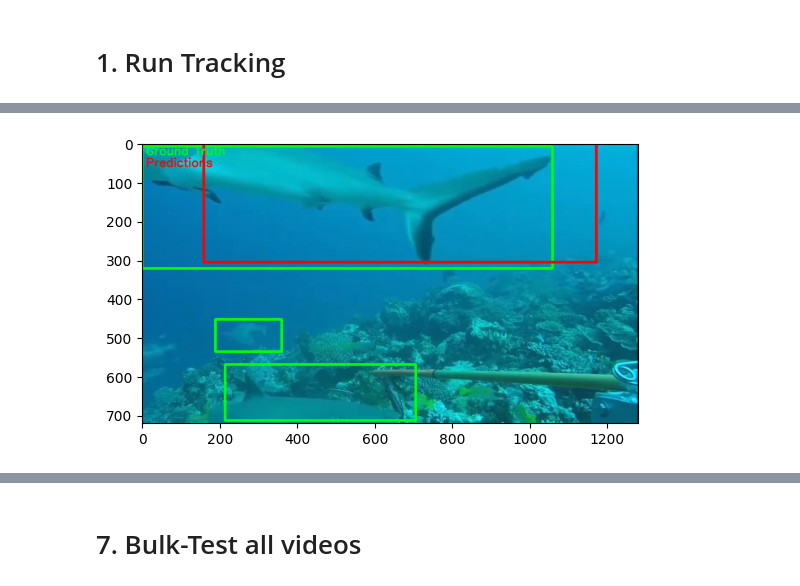
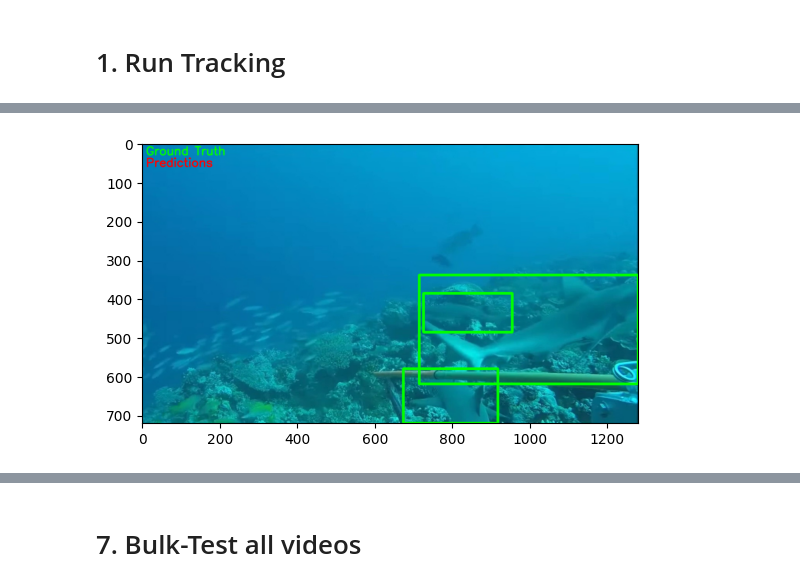
Before and after one commit to filippovarini/SharkTrack-Dev, a Jupyter notebook: evaluation/evaluate_tracking.ipynb, the cells around one changed output, grey strips where cells are left out. Saved outputs shown, nothing was run; the diff lists cells and outputs as text; code cells hidden in the pictures.

Commit message:
evaluate without tracker

```diff
--- a/evaluation/evaluate_tracking.ipynb
+++ b/evaluation/evaluate_tracking.ipynb
@@ -15,9 +15,13 @@ import os
 IOU_ASSOCIATION_TRESHOLD = 0.5
 CONF_TRESHOLD = 0.2
 # %%
-project = '/vol/biomedic3/bglocker/ugproj2324/fv220/dev/SharkTrack-Dev/models/p2v5_new/'
+project = '/vol/biomedic3/bglocker/ugproj2324/fv220/dev/SharkTrack-Dev/models/p2v4_new_1000e_no_patience/'
 model_path = os.path.join(project, 'weights/best.pt')
 
-motas, motps, idf1s, _, _, performance_plots, aligned_annotations = evaluate_sequence(model_path, CONF_TRESHOLD, IOU_ASSOCIATION_TRESHOLD, imgsz=640, tracker='botsort.yaml')
+motas, motps, idf1s, _, _, performance_plots, aligned_annotations_list = evaluate_sequence(model_path, CONF_TRESHOLD, IOU_ASSOCIATION_TRESHOLD, imgsz=640, tracker=None)
+mota = np.mean(motas)
+motp = np.mean(motps)
+idf1 = np.mean(idf1s)
+print(f'MOTA: {mota}, MOTP: {motp}, IDF1: {idf1}')
 # %% [output]
 Evaluating val1_difficult1
@@ -69,9 +116,9 @@ def plot_frame(frame_path, frame_num, aligned_annotations):
 # %%
 dataset = '/vol/biomedic3/bglocker/ugproj2324/fv220/datasets/phase2'
 sequence = 'val1_difficult1'
-frame_to_inspect = 16
+frame_to_inspect = 11
 frame_name = f'{sequence}_frame{frame_to_inspect*30}.jpg'
 frame_path = os.path.join(dataset, sequence, frame_name)
-plot_frame(frame_path, frame_to_inspect, aligned_annotations)
+plot_frame(frame_path, frame_to_inspect, aligned_annotations_list[0])
 # %% [output]
-[figure, old version]
+[figure, new version]
```
Also changed, not shown: parts of 7 cells of this notebook, 4 other files.
